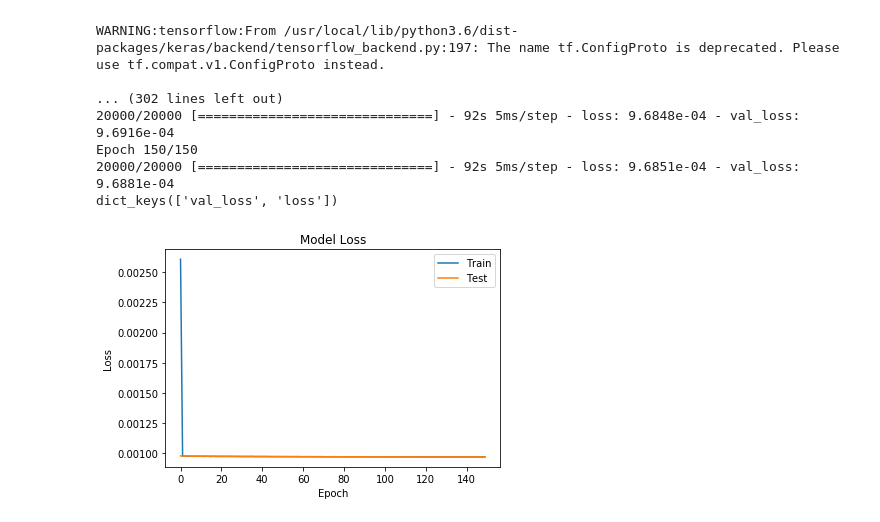
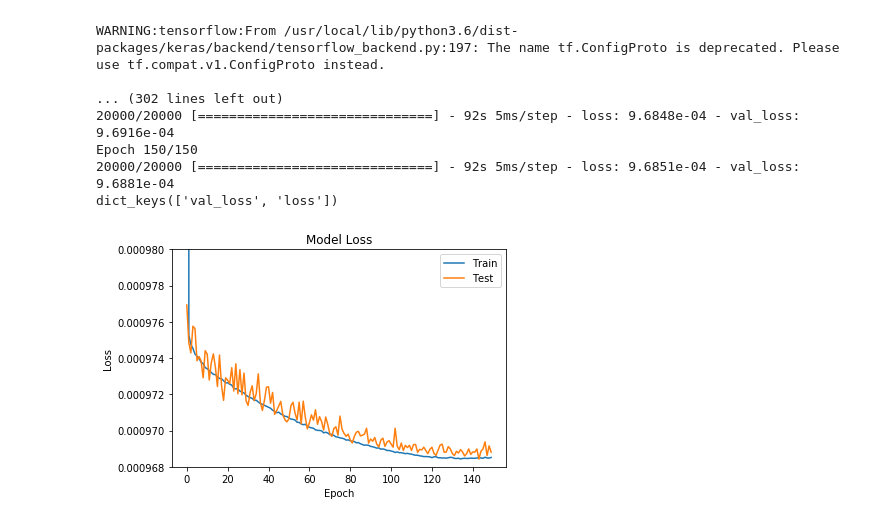
Before and after one commit to MargareV/VAE-for-de-novo-drug-design, a Jupyter notebook: chemceptionVAE_keras.ipynb, the cells around one changed output. Cells and saved outputs as stored; diff of their text form; code cells hidden in the pictures.

```diff
--- a/chemceptionVAE_keras.ipynb
+++ b/chemceptionVAE_keras.ipynb
@@ -246,12 +246,12 @@ dict_keys(['val_loss', 'loss'])
 # %%
 # summarize history for loss
 plt.plot(history.history['loss'])
 plt.plot(history.history['val_loss'], )
-#plt.axis(ymin=0.000968, ymax=0.00098)
+plt.axis(ymin=0.000968, ymax=0.00098)
 plt.title('Model Loss')
 plt.ylabel('Loss')
 plt.xlabel('Epoch')
 plt.legend(['Train', 'Test'], loc='best')
 plt.show()
 # %% [output]
-[figure, old version]
+[figure, new version]
```
